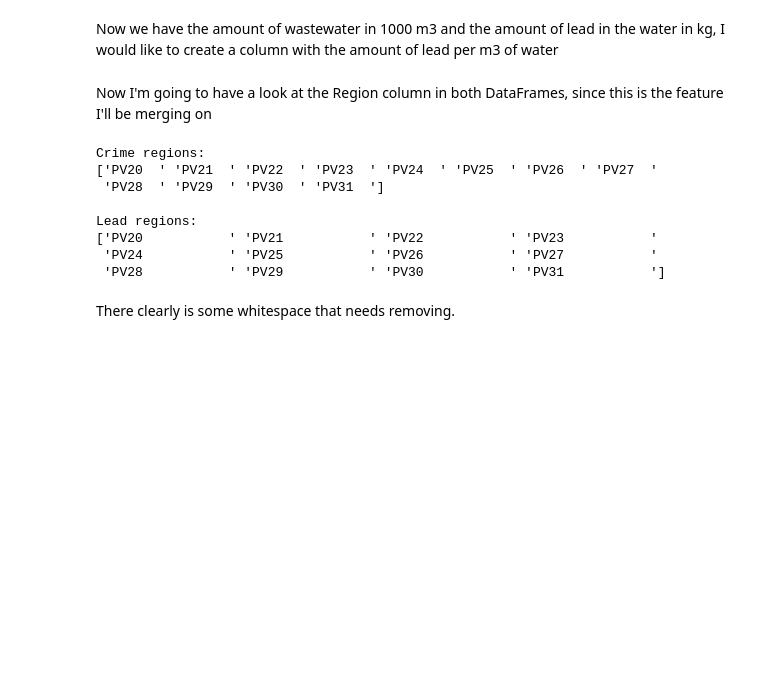
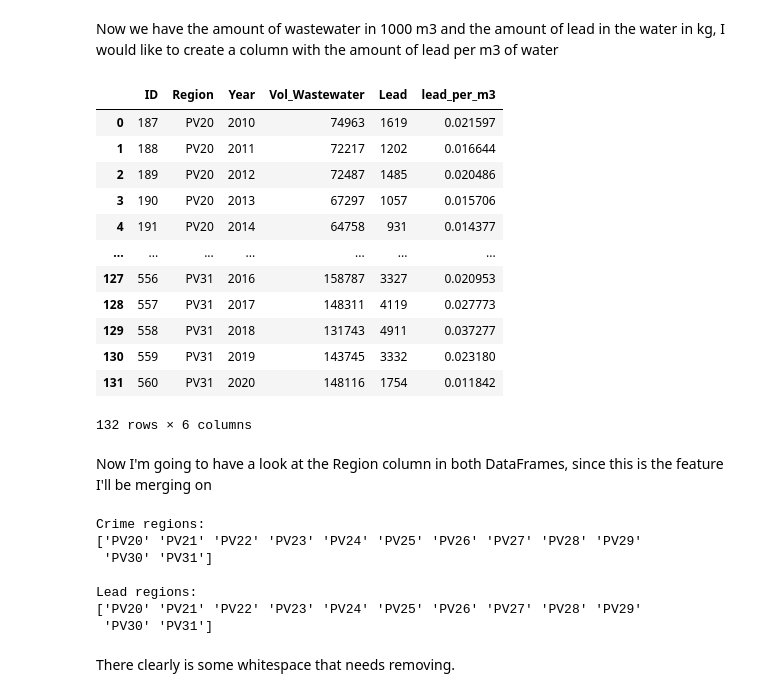
Before and after one commit to JMenzingaST/Lead_Crime_NL, a Jupyter notebook: Main.ipynb, the cells around one changed output. Drawn from its saved outputs; the diff is of its cells as text; code cells hidden in the pictures; blank space fills up the shorter version.

Commit message:
interpolate data for missing lead values

```diff
--- a/Main.ipynb
+++ b/Main.ipynb
@@ -290,8 +304,11 @@ print(lead_df['Lead'].unique())
  '    3970' '    3025' '    5182' '    3327' '    4911' '    1754']
 # %%
 #  replacing the '       .' value with NaN
-lead_df['Lead'] = lead_df['Lead'].str.replace('       .', pd.NA, regex=False)
+lead_df['Lead'] = lead_df['Lead'].replace('       .', np.nan, regex=False)
 
 # Typecasting the Year and Lead columns
 lead_df['Year'] = lead_df['Year'].str.replace('JJ00','').astype(int)
-lead_df['Lead'] = lead_df['Lead'].astype(int)
+lead_df['Lead'] = lead_df['Lead'].astype(float)
+
+# Filling the NaN with an interpolated value
+lead_df['Lead'] = lead_df['Lead'].interpolate().astype(int)
@@ -301,7 +316,21 @@ lead_df['Lead'] = lead_df['Lead'].astype(int)
 Now we have the amount of wastewater in 1000 m3 and the amount of lead in the water in kg, I would like to create a column with the amount of lead per m3 of water
 # %%
 lead_df['lead_per_m3'] = lead_df['Lead'] / lead_df['Vol_Wastewater']
-lead_df.head()
+lead_df
+# %% [output]
+|  | ID | Region | Year | Vol_Wastewater | Lead | lead_per_m3 |
+| 0 | 187 | PV20 | 2010 | 74963 | 1619 | 0.021597 |
+| 1 | 188 | PV20 | 2011 | 72217 | 1202 | 0.016644 |
+| 2 | 189 | PV20 | 2012 | 72487 | 1485 | 0.020486 |
+| 3 | 190 | PV20 | 2013 | 67297 | 1057 | 0.015706 |
+| 4 | 191 | PV20 | 2014 | 64758 | 931 | 0.014377 |
+| ... | ... | ... | ... | ... | ... | ... |
+| 127 | 556 | PV31 | 2016 | 158787 | 3327 | 0.020953 |
+| 128 | 557 | PV31 | 2017 | 148311 | 4119 | 0.027773 |
+| 129 | 558 | PV31 | 2018 | 131743 | 4911 | 0.037277 |
+| 130 | 559 | PV31 | 2019 | 143745 | 3332 | 0.023180 |
+| 131 | 560 | PV31 | 2020 | 148116 | 1754 | 0.011842 |
+132 rows × 6 columns
 # %% [markdown]
 Now I'm going to have a look at the Region column in both DataFrames, since this is the feature I'll be merging on
 # %%
@@ -313,13 +342,12 @@ Lead regions:
 {lead_df['Region'].unique()}""")
 # %% [output]
 Crime regions:
-['PV20  ' 'PV21  ' 'PV22  ' 'PV23  ' 'PV24  ' 'PV25  ' 'PV26  ' 'PV27  '
- 'PV28  ' 'PV29  ' 'PV30  ' 'PV31  ']
+['PV20' 'PV21' 'PV22' 'PV23' 'PV24' 'PV25' 'PV26' 'PV27' 'PV28' 'PV29'
+ 'PV30' 'PV31']
 
 Lead regions:
-['PV20           ' 'PV21           ' 'PV22           ' 'PV23           '
- 'PV24           ' 'PV25           ' 'PV26           ' 'PV27           '
- 'PV28           ' 'PV29           ' 'PV30           ' 'PV31           ']
+['PV20' 'PV21' 'PV22' 'PV23' 'PV24' 'PV25' 'PV26' 'PV27' 'PV28' 'PV29'
+ 'PV30' 'PV31']
 # %% [markdown]
 There clearly is some whitespace that needs removing.
 # %%
```
Also changed, not shown: parts of 3 cells of this notebook.
